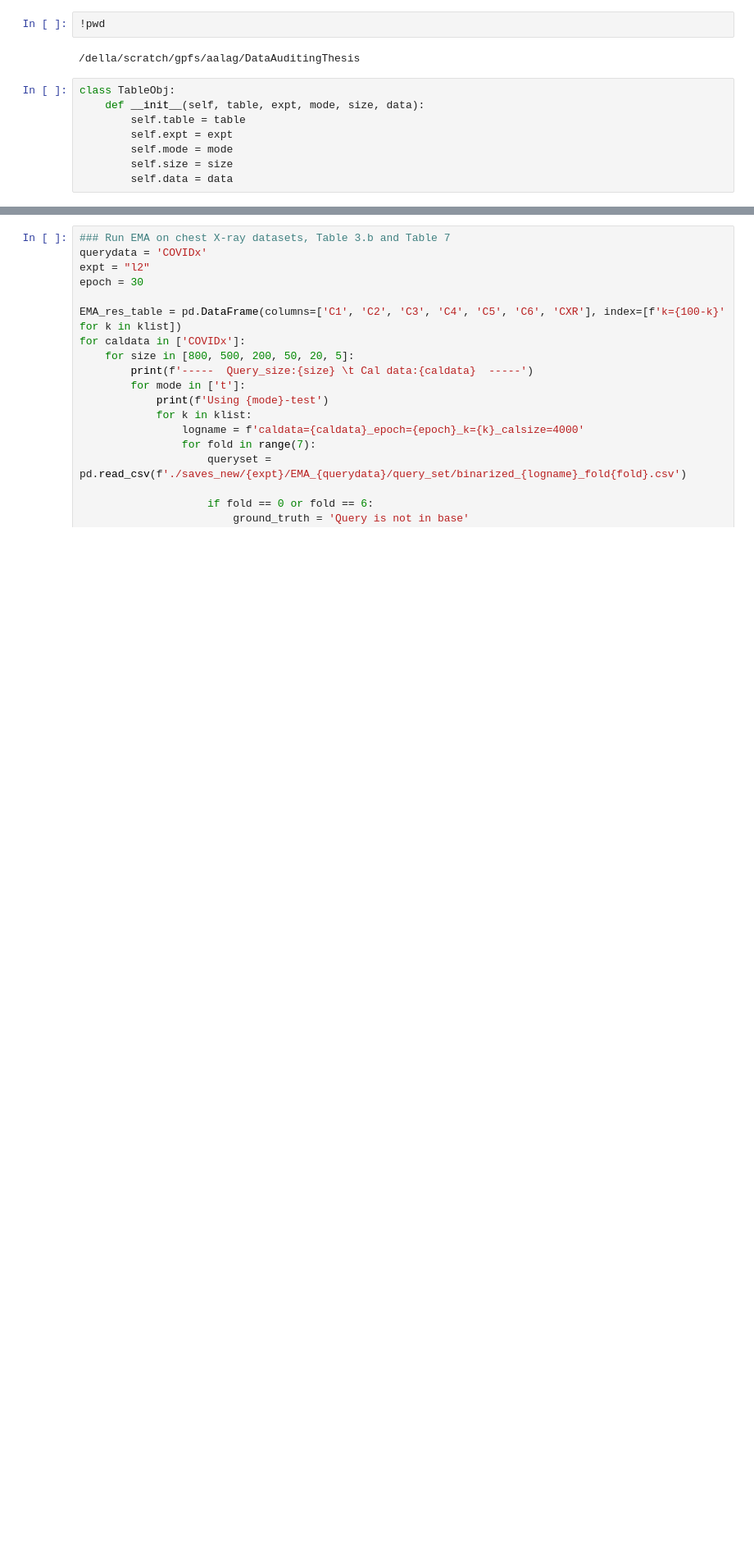
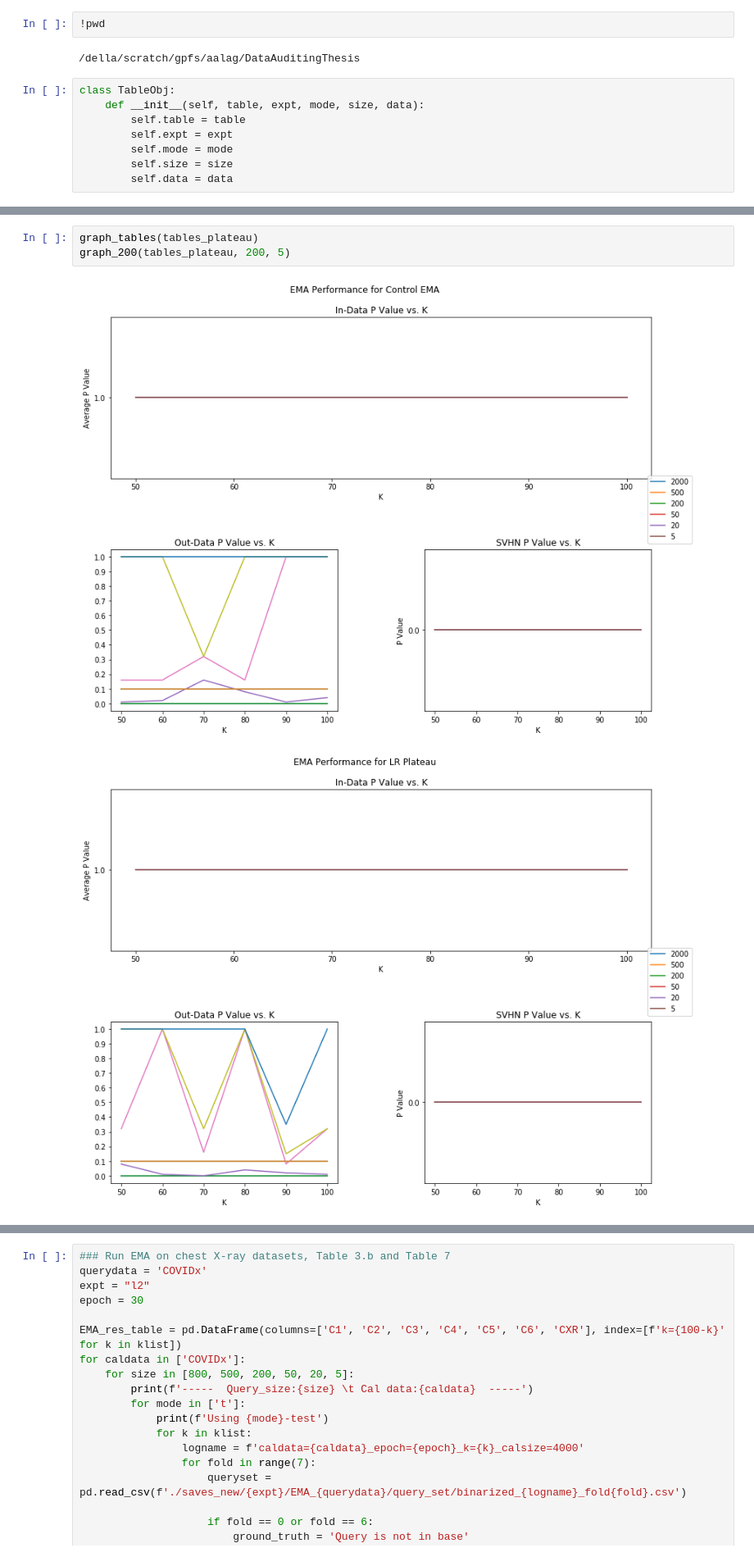
Before and after one commit to ayush-alag/DataAuditing, a Jupyter notebook: aggregate_result.ipynb, the cells around one changed output, grey strips where cells are left out. Shown at 82% size. Saved outputs shown, nothing was run; the diff lists cells and outputs as text; blank space fills up the shorter version.

```diff
--- a/aggregate_result.ipynb
+++ b/aggregate_result.ipynb
@@ -116,0 +119,6 @@ k=50      1     1  0.35  0.35     1  0.35    0
+# %%
+graph_tables(tables_plateau)
+graph_200(tables_plateau, 200, 5)
+# %% [output]
+[figure, added]
+[figure, added]
```
Also changed, not shown: parts of 12 cells of this notebook, 2 other files.
